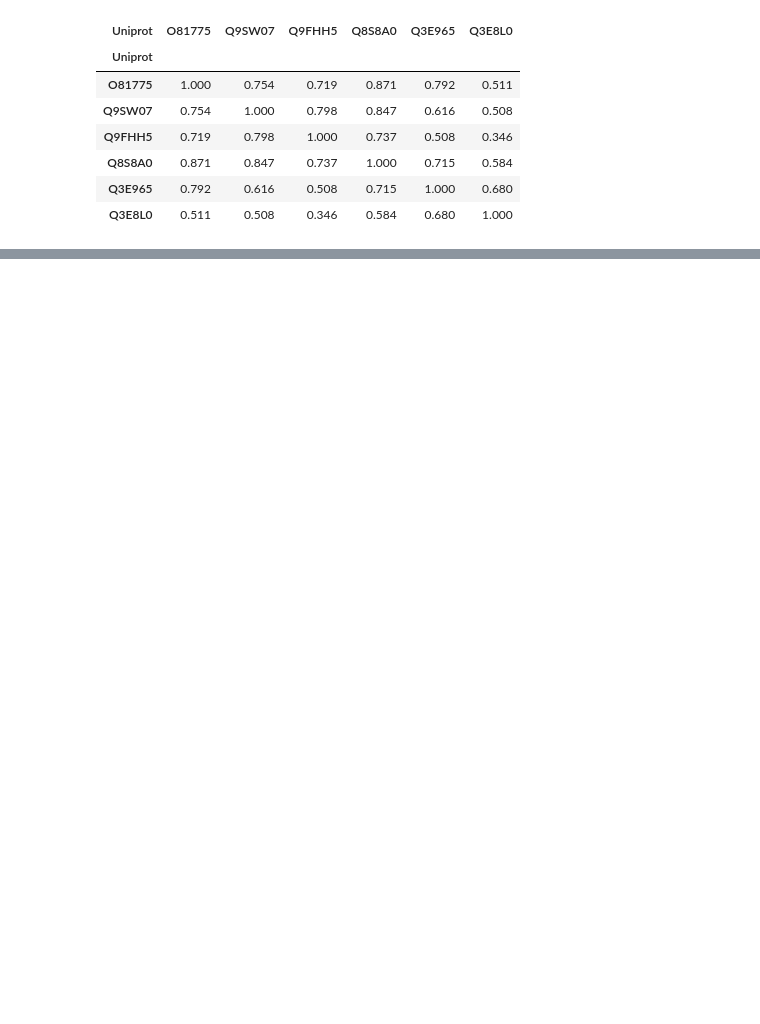
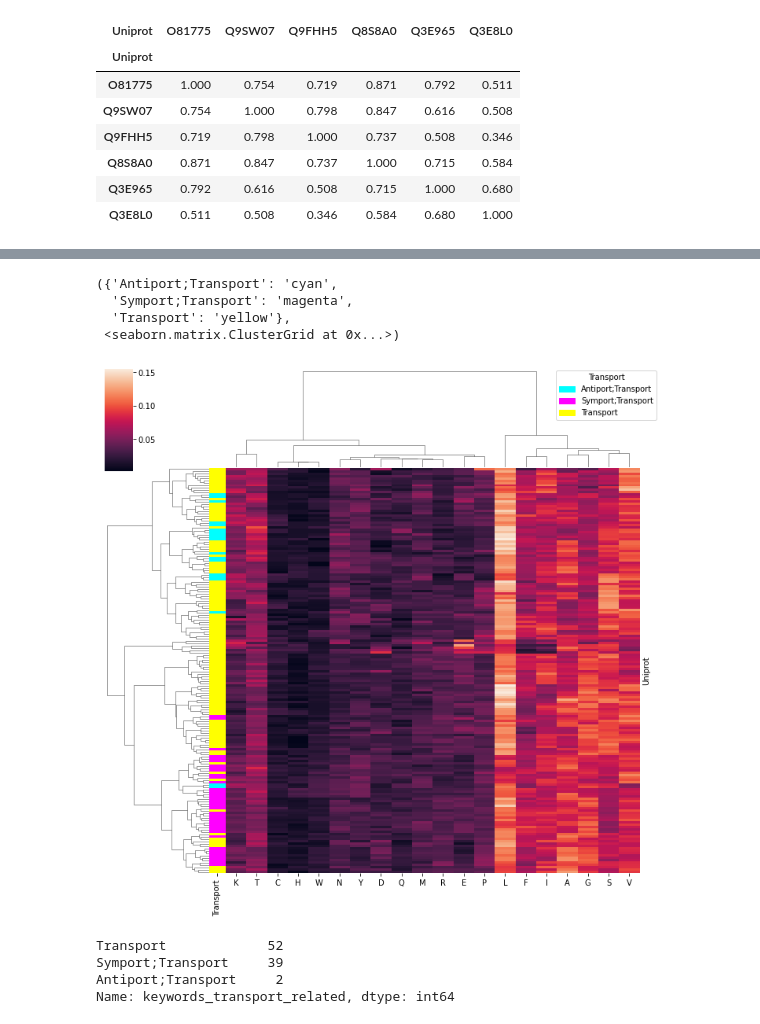
Before and after one commit to adenger/subpred3, a Jupyter notebook: notebooks/athaliana_01_outliers.ipynb, the cells around one changed output, grey strips where cells are left out. Drawn from its saved outputs; the diff is of its cells as text; code cells hidden in the pictures; blank space fills up the shorter version.

```diff
--- a/notebooks/athaliana_01_outliers.ipynb
+++ b/notebooks/athaliana_01_outliers.ipynb
@@ -223,0 +224,15 @@ df_aac.loc[clusters[2]].T.corr().round(3)
+# %%
+labeled_clustermap(df_aac, df.keywords_transport_related.rename("Transport"), xlabels="auto")
+# %% [output]
+({'Antiport;Transport': 'cyan',
+  'Symport;Transport': 'magenta',
+  'Transport': 'yellow'},
+ <seaborn.matrix.ClusterGrid at 0x...>)
+[figure, added]
+# %%
+df.loc[clusters[0]].keywords_transport_related.value_counts()
+# %% [output]
+Transport             52
+Symport;Transport     39
+Antiport;Transport     2
+Name: keywords_transport_related, dtype: int64
```
Also changed, not shown: parts of 10 cells of this notebook.
